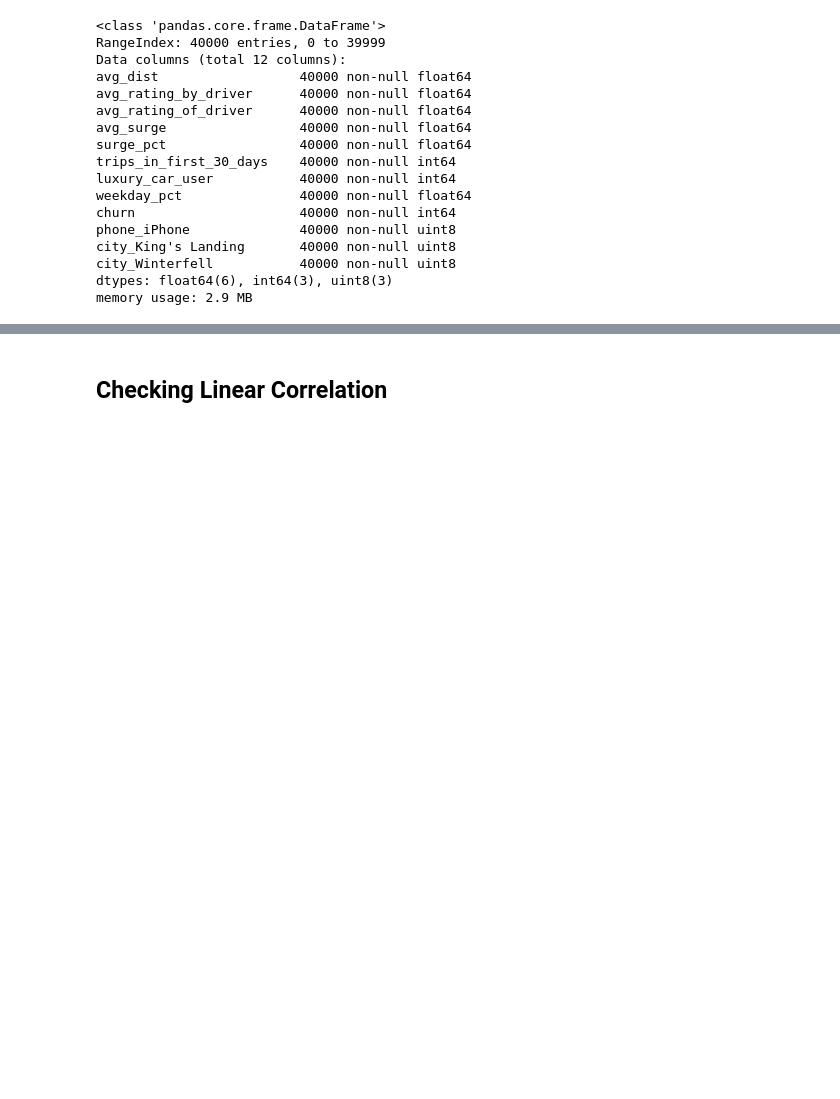
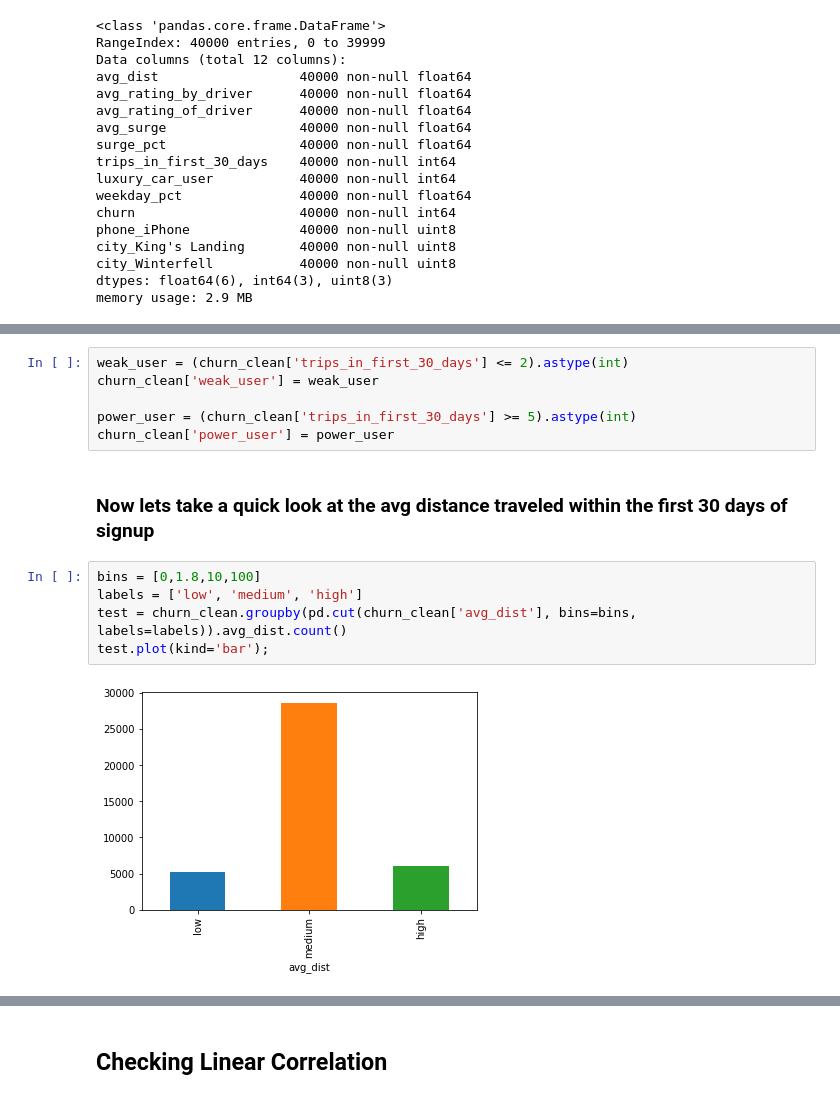
Before and after one commit to kuroodi/Churn_Analysis_Case_Study, a Jupyter notebook: eda/eda.ipynb, the cells around one changed output, grey strips where cells are left out. Saved outputs shown, nothing was run; the diff lists cells and outputs as text; blank space fills up the shorter version.

```diff
--- a/eda/eda.ipynb
+++ b/eda/eda.ipynb
@@ -194,0 +203,15 @@ memory usage: 2.9 MB
+# %%
+weak_user = (churn_clean['trips_in_first_30_days'] <= 2).astype(int)
+churn_clean['weak_user'] = weak_user
+
+power_user = (churn_clean['trips_in_first_30_days'] >= 5).astype(int)
+churn_clean['power_user'] = power_user
+# %% [markdown]
+### Now lets take a quick look at the avg distance traveled within the first 30 days of signup
+# %%
+bins = [0,1.8,10,100]
+labels = ['low', 'medium', 'high']
+test = churn_clean.groupby(pd.cut(churn_clean['avg_dist'], bins=bins, labels=labels)).avg_dist.count()
+test.plot(kind='bar');
+# %% [output]
+[figure, added]
```
Also changed, not shown: parts of 6 cells of this notebook.
